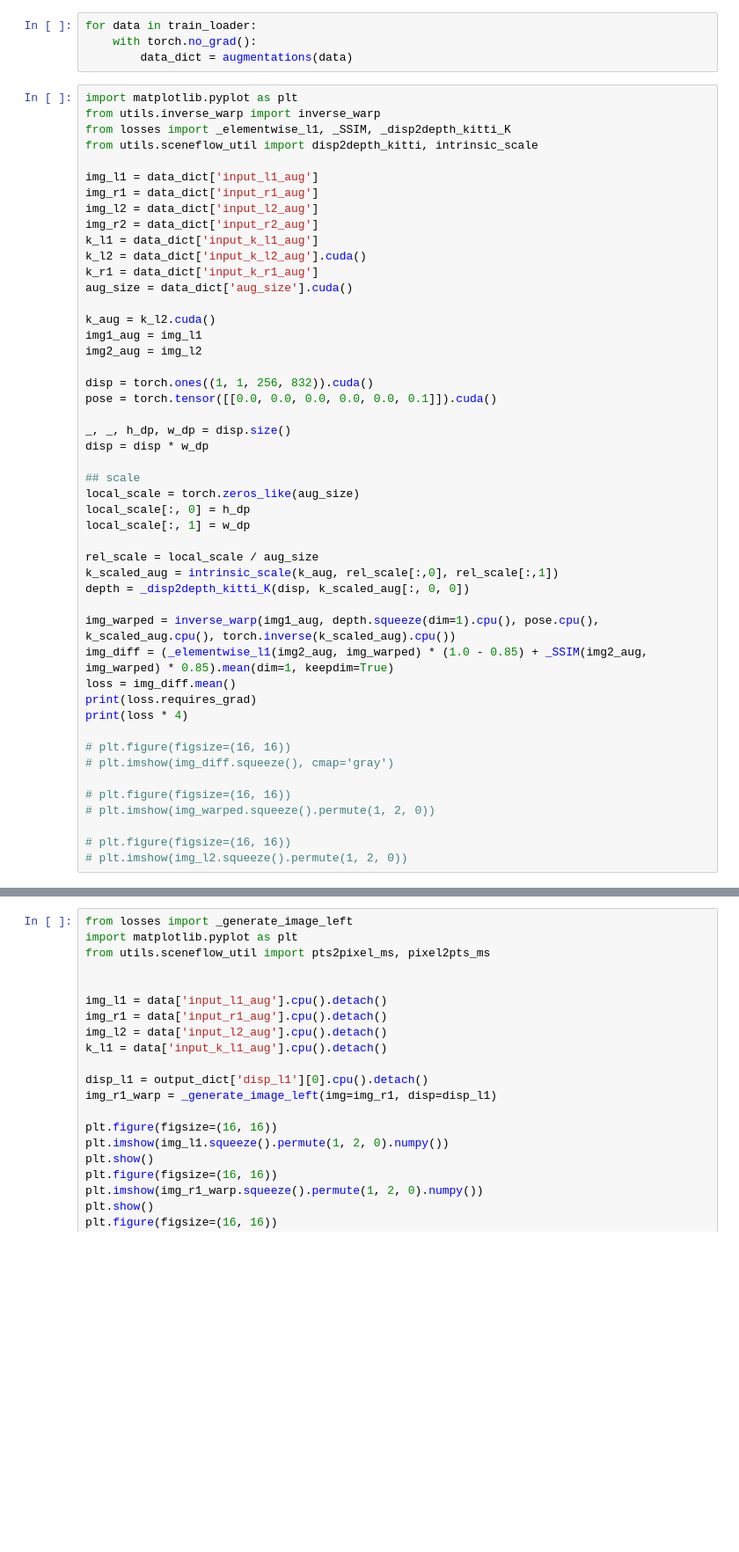
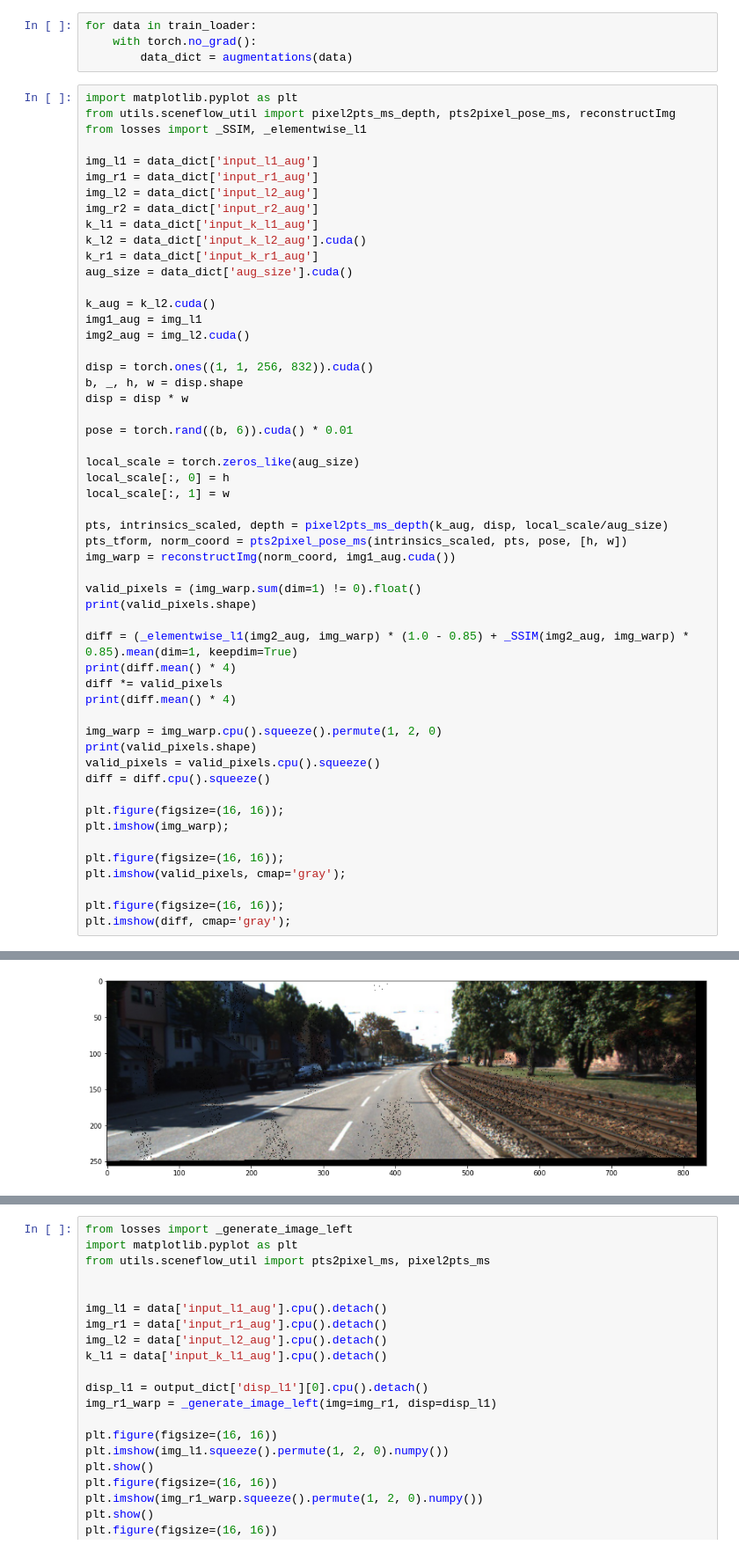
Before and after one commit to shreyas23/motionflow, a Jupyter notebook: debug.ipynb, the cells around one changed output, grey strips where cells are left out. Shown at 88% size. Cells and saved outputs as stored; diff of their text form; blank space fills up the shorter version.

```diff
--- a/debug.ipynb
+++ b/debug.ipynb
@@ -104,9 +40,8 @@ for data in train_loader:
         data_dict = augmentations(data)
 # %%
 import matplotlib.pyplot as plt
-from utils.inverse_warp import inverse_warp
-from losses import _elementwise_l1, _SSIM, _disp2depth_kitti_K
-from utils.sceneflow_util import disp2depth_kitti, intrinsic_scale
+from utils.sceneflow_util import pixel2pts_ms_depth, pts2pixel_pose_ms, reconstructImg
+from losses import _SSIM, _elementwise_l1
 
 img_l1 = data_dict['input_l1_aug']
 img_r1 = data_dict['input_r1_aug']
@@ -119,35 +54,41 @@ aug_size = data_dict['aug_size'].cuda()
 
 k_aug = k_l2.cuda()
 img1_aug = img_l1
-img2_aug = img_l2
+img2_aug = img_l2.cuda()
 
 disp = torch.ones((1, 1, 256, 832)).cuda()
-pose = torch.tensor([[0.0, 0.0, 0.0, 0.0, 0.0, 0.1]]).cuda()
+b, _, h, w = disp.shape
+disp = disp * w
 
-_, _, h_dp, w_dp = disp.size()
-disp = disp * w_dp
+pose = torch.rand((b, 6)).cuda() * 0.01
 
-## scale
 local_scale = torch.zeros_like(aug_size)
-local_scale[:, 0] = h_dp
-local_scale[:, 1] = w_dp
+local_scale[:, 0] = h
+local_scale[:, 1] = w
 
-rel_scale = local_scale / aug_size
-k_scaled_aug = intrinsic_scale(k_aug, rel_scale[:,0], rel_scale[:,1])
-depth = _disp2depth_kitti_K(disp, k_scaled_aug[:, 0, 0])
+pts, intrinsics_scaled, depth = pixel2pts_ms_depth(k_aug, disp, local_scale/aug_size)
+pts_tform, norm_coord = pts2pixel_pose_ms(intrinsics_scaled, pts, pose, [h, w])
+img_warp = reconstructImg(norm_coord, img1_aug.cuda())
 
-img_warped = inverse_warp(img1_aug, depth.squeeze(dim=1).cpu(), pose.cpu(), k_scaled_aug.cpu(), torch.inverse(k_scaled_aug).cpu())
-img_diff = (_elementwise_l1(img2_aug, img_warped) * (1.0 - 0.85) + _SSIM(img2_aug, img_warped) * 0.85).mean(dim=1, keepdim=True)
-loss = img_diff.mean()
-print(loss.requires_grad)
-print(loss * 4)
+valid_pixels = (img_warp.sum(dim=1) != 0).float()
+print(valid_pixels.shape)
 
-# plt.figure(figsize=(16, 16))
-# plt.imshow(img_diff.squeeze(), cmap='gray')
+diff = (_elementwise_l1(img2_aug, img_warp) * (1.0 - 0.85) + _SSIM(img2_aug, img_warp) * 0.85).mean(dim=1, keepdim=True)
+print(diff.mean() * 4)
+diff *= valid_pixels
+print(diff.mean() * 4)
 
-# plt.figure(figsize=(16, 16))
-# plt.imshow(img_warped.squeeze().permute(1, 2, 0))
+img_warp = img_warp.cpu().squeeze().permute(1, 2, 0)
+print(valid_pixels.shape)
+valid_pixels = valid_pixels.cpu().squeeze()
+diff = diff.cpu().squeeze()
 
-# plt.figure(figsize=(16, 16))
-# plt.imshow(img_l2.squeeze().permute(1, 2, 0))
+plt.figure(figsize=(16, 16));
+plt.imshow(img_warp);
+
+plt.figure(figsize=(16, 16));
+plt.imshow(valid_pixels, cmap='gray');
+
+plt.figure(figsize=(16, 16));
+plt.imshow(diff, cmap='gray');
 # %% [output]
@@ -155,0 +99 @@ tensor(1.3006)
+[figure, added]
```
Also changed, not shown: parts of 5 cells of this notebook, 5 other files.
